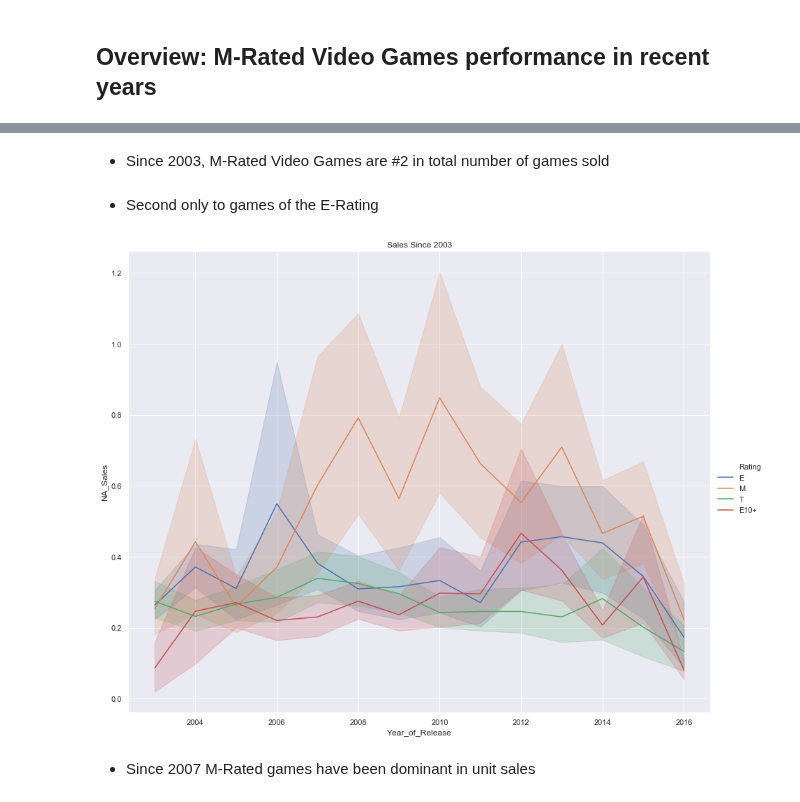
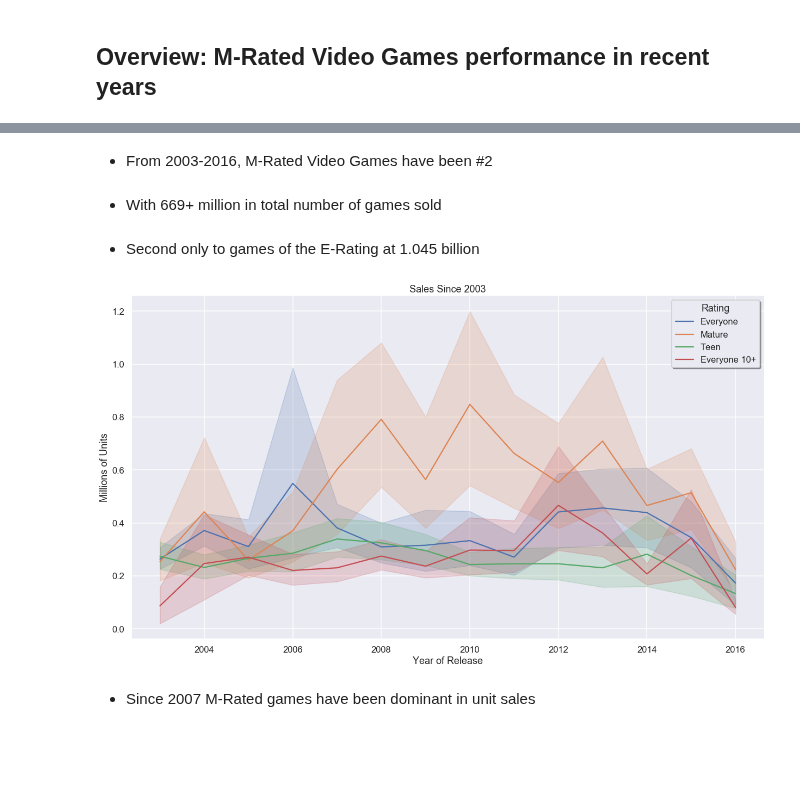
Before and after one commit to rjstange/Video-Game-Sales-by-ESRB-Rating, a Jupyter notebook: Video Game Sales By Maturity Rating - Slides.ipynb, the cells around one changed output, grey strips where cells are left out. Cells and saved outputs as stored; diff of their text form; code cells hidden in the pictures; blank space fills up the shorter version.

```diff
--- a/Video Game Sales By Maturity Rating - Slides.ipynb
+++ b/Video Game Sales By Maturity Rating - Slides.ipynb
@@ -38,10 +38,12 @@ sales = pd.read_csv(
     "https://raw.githubusercontent.com/rjstange/video-game-sales-by-rating/master/Video_Games_Sales_as_at_22_Dec_2016.csv"
 )
 # %%
-# Only pull from entries where there are US sales
-# and where there is a rating
-na_sales = sales.loc[
-    (sales["NA_Sales"] > 0) & sales.Rating.notnull(),
+na_sales_e_to_m_since_2003 = sales.loc[  # Only pull from entries
+    (sales["NA_Sales"] > 0)  # Where there are US sales
+    & sales.Rating.notnull()  # Where there is a rating
+    & (na_sales["Rating"] != "AO")  # Excluding limited observations
+    & (na_sales["Rating"] != "EC")
+    & (na_sales_e_to_m["Year_of_Release"] >= 2003),  # Released in 2003+
     [
         "Name",
         "Genre",
@@ -94,4 +100,6 @@ def lineplot(x_array, y_array, hue_array, title, data_frame):
+# %% [markdown]
+- From 2003-2016, M-Rated Video Games have been #2
 # %% [markdown]
-- Since 2003, M-Rated Video Games are #2 in total number of games sold
+- With 669+ million in total number of games sold
 # %% [markdown]
-- Second only to games of the E-Rating
+- Second only to games of the E-Rating at 1.045 billion
@@ -102,13 +106,25 @@ na_sales_e_to_m_since_2003 = na_sales_e_to_m.loc[
-# %%
-lineplot(
-    "Year_of_Release",
-    "NA_Sales",
-    "Rating",
-    "Sales Since 2003",
-    na_sales_e_to_m_since_2003,
-)
-# %% [output]
-[figure, removed]
+# %%
+sns.set_context("talk")
+ax = sns.relplot(
+    x="Year_of_Release",
+    y="NA_Sales",
+    hue="Rating",
+    kind="line",
+    height=10,
+    aspect=1.75,
+    data=na_sales_e_to_m_since_2003,
+    legend=False,
+)
+ax.set(xlabel="Year of Release", ylabel="Millions of Units")
+plt.legend(
+    ("Everyone", "Mature", "Teen", "Everyone 10+"),
+    title="Rating",
+    shadow=True,
+)
+plt.title("Sales Since 2003")
+plt.show()
+# %% [output]
+[figure, added]
 # %% [markdown]
 - Since 2007 M-Rated games have been dominant in unit sales
 # %% [markdown]
```
Also changed, not shown: parts of 13 cells of this notebook.
